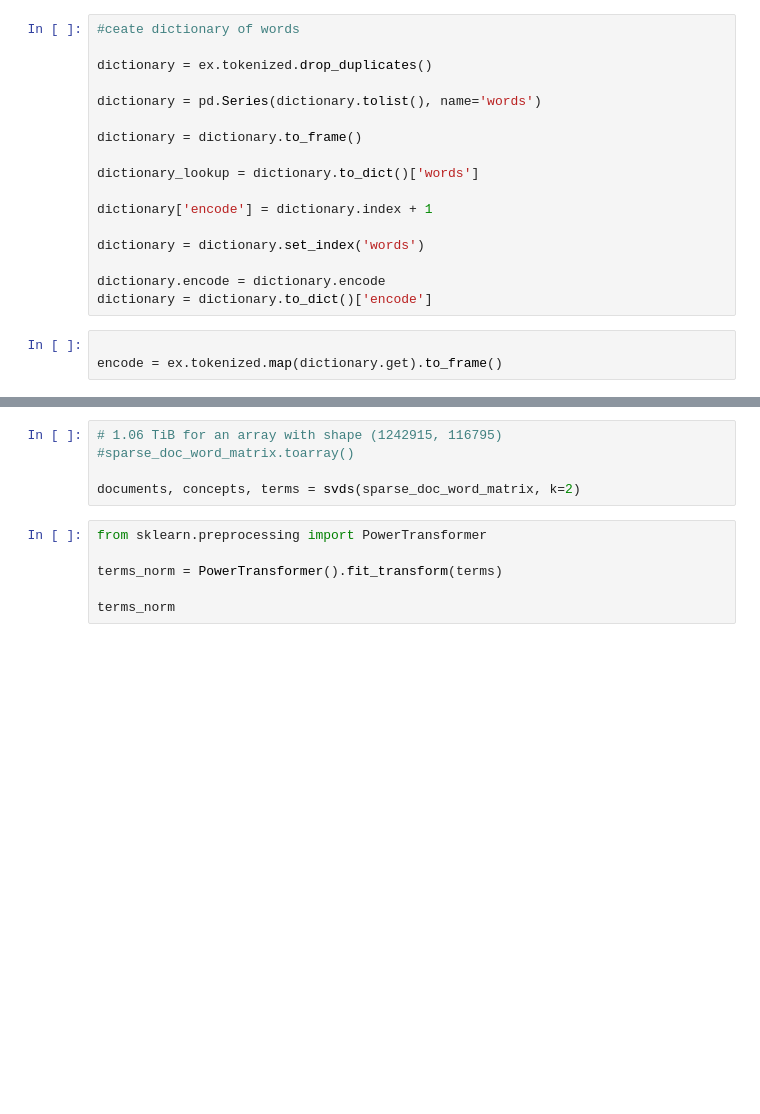
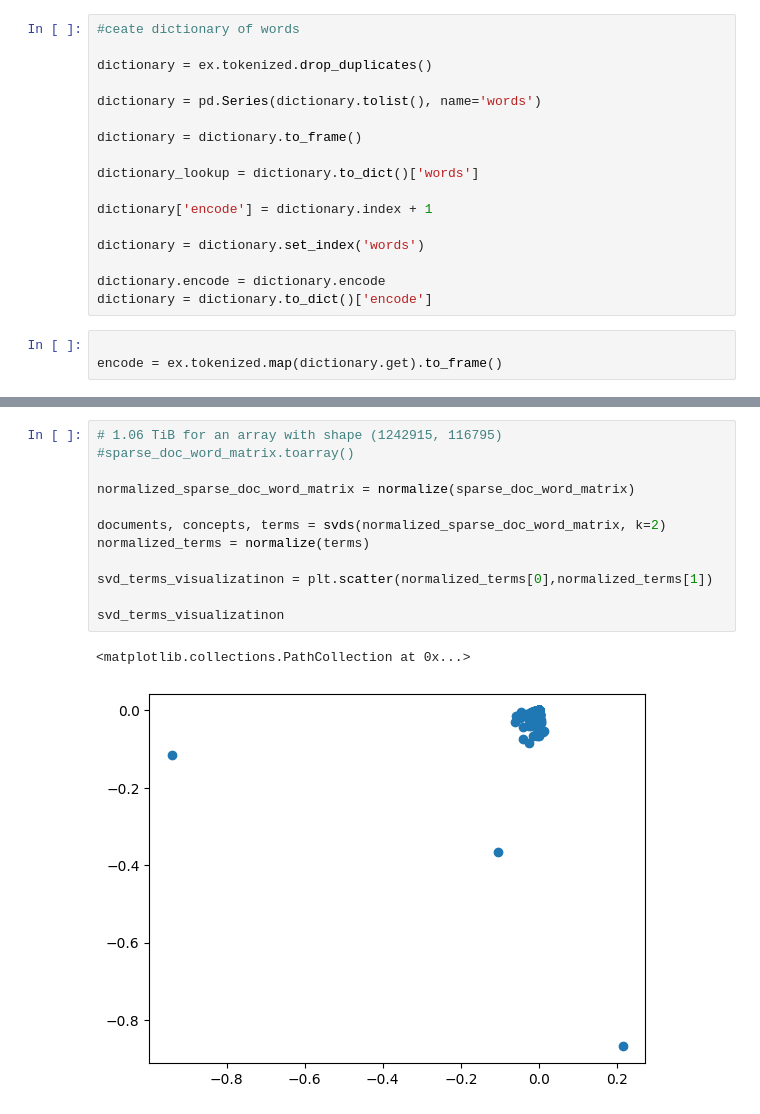
Before and after one commit to Using-Namespace-System/DensePMIWordVectors, a Jupyter notebook: notebooks/document-term-matrix.ipynb, the cells around one changed output, grey strips where cells are left out. Drawn from its saved outputs; the diff is of its cells as text; blank space fills up the shorter version.

```diff
--- a/notebooks/document-term-matrix.ipynb
+++ b/notebooks/document-term-matrix.ipynb
@@ -84,11 +97,15 @@ sparse_doc_word_matrix = csr_array((doc_word_count[2],(doc_word_count[0],doc_wor
 # %%
 # 1.06 TiB for an array with shape (1242915, 116795)
 #sparse_doc_word_matrix.toarray()
 
-documents, concepts, terms = svds(sparse_doc_word_matrix, k=2)
+normalized_sparse_doc_word_matrix = normalize(sparse_doc_word_matrix)
+
+documents, concepts, terms = svds(normalized_sparse_doc_word_matrix, k=2)
+normalized_terms = normalize(terms)
+
+svd_terms_visualizatinon = plt.scatter(normalized_terms[0],normalized_terms[1])
+
+svd_terms_visualizatinon
+# %% [output]
+<matplotlib.collections.PathCollection at 0x...>
+[figure, added]
-# %%
-from sklearn.preprocessing import PowerTransformer
-
-terms_norm = PowerTransformer().fit_transform(terms)
-
-terms_norm
```
Also changed, not shown: parts of 7 cells of this notebook, 1 other file.
